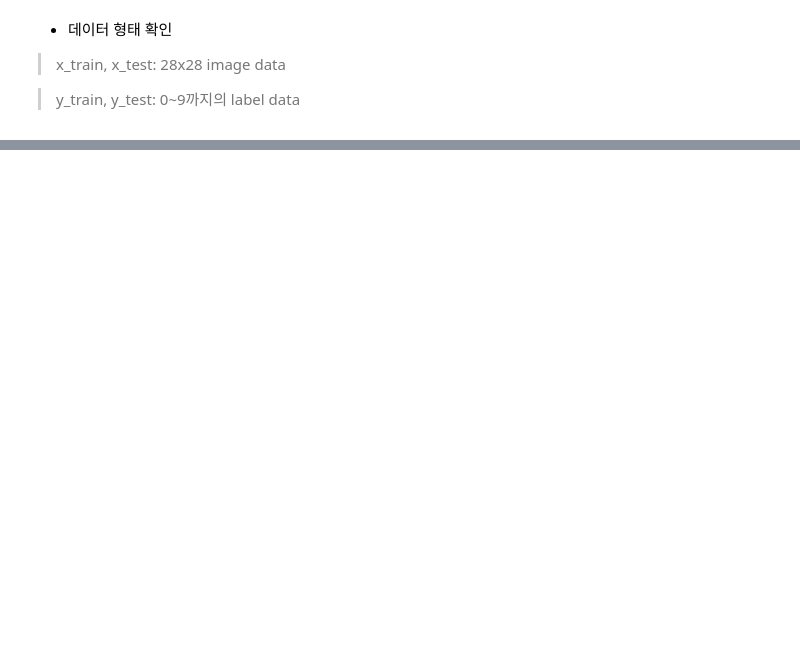
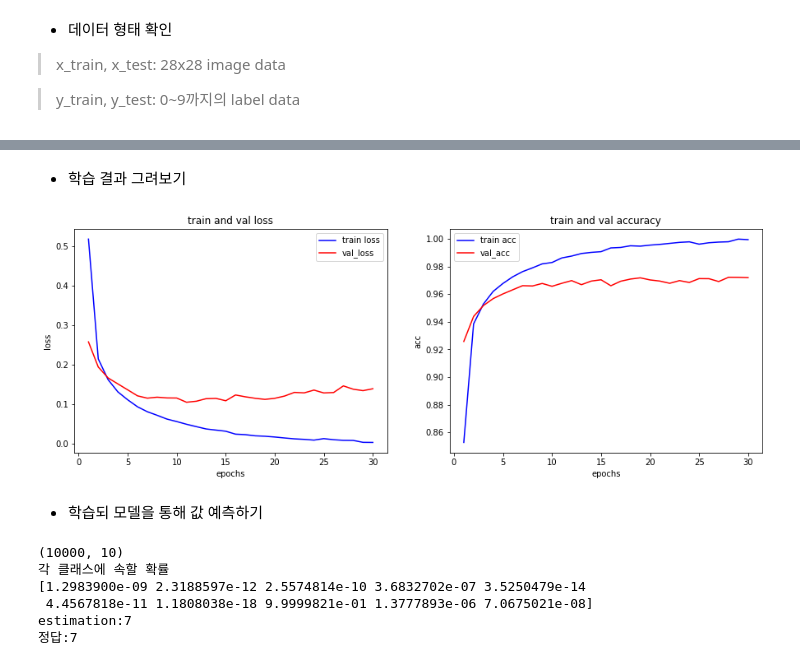
Before and after one commit to shyookml/fdl, a Jupyter notebook: mnist.ipynb, the cells around one changed output, grey strips where cells are left out. Cells and saved outputs as stored; diff of their text form; code cells hidden in the pictures; blank space fills up the shorter version.

```diff
--- a/mnist.ipynb
+++ b/mnist.ipynb
@@ -46,0 +58,6 @@ for idx in random_idx:
+# %%
+from sklearn.model_selection import train_test_split
+
+x_train,x_val,y_train,y_val=train_test_split(x_train_org,y_train_org,test_size=0.3,random_state=777)
+print(f"훈련데이터 {x_train.shape} 레이블 {y_train.shape}")
+print(f"검증데이터 {x_val.shape} 레이블 {y_val.shape}")
@@ -46,0 +112,9 @@ for idx in random_idx:
+# %%
+from tensorflow.keras.models import Sequential
+from tensorflow.keras.layers import Dense
+
+model=Sequential()
+
+model.add(Dense(64,activation='relu', input_shape=(784,)))
+model.add(Dense(32,activation='relu'))
+model.add(Dense(10,activation='softmax'))
@@ -46,0 +126,2 @@ for idx in random_idx:
+# %%
+model.compile(optimizer='adam',loss='categorical_crossentropy',metrics=['acc'])
@@ -46,0 +132,2 @@ for idx in random_idx:
+# %%
+history=model.fit(x_train,y_train_categ,epochs=30,batch_size=128,validation_data=(x_val,y_val_categ))
@@ -46,0 +161,50 @@ for idx in random_idx:
+# %% [markdown]
+* 학습 결과 그려보기
+# %%
+import matplotlib.pyplot as plt
+
+his_dict=history.history
+loss=his_dict['loss']
+val_loss=his_dict['val_loss']
+
+epochs=range(1,len(loss)+1)
+fig=plt.figure(figsize=(15,5))
+ax1=fig.add_subplot(1,2,1)
+ax1.plot(epochs,loss,color='b',label='train loss')
+ax1.plot(epochs,val_loss,color='r',label='val_loss')
+ax1.set_title('train and val loss')
+ax1.set_xlabel('epochs')
+ax1.set_ylabel('loss')
+ax1.legend()
+
+
+acc=his_dict['acc']
+val_acc=his_dict['val_acc']
+ax2=fig.add_subplot(1,2,2)
+ax2.plot(epochs,acc,color='b',label='train acc')
+ax2.plot(epochs,val_acc,color='r',label='val_acc')
+ax2.set_title('train and val accuracy')
+ax2.set_xlabel('epochs')
+ax2.set_ylabel('acc')
+ax2.legend()
+plt.show()
+# %% [output]
+[figure, added]
+# %% [markdown]
+* 학습되 모델을 통해 값 예측하기
+# %%
+import numpy as np
+
+results=model.predict(x_test)
+print(results.shape)
+np.set_printoptions(precision=7)
+print(f'각 클래스에 속할 확률\n{results[0]}')
+print(f"estimation:{np.argmax(results[0])}")
+print(f"정답:{y_test[0]}")
+# %% [output]
+(10000, 10)
+각 클래스에 속할 확률
+[1.2983900e-09 2.3188597e-12 2.5574814e-10 3.6832702e-07 3.5250479e-14
+ 4.4567818e-11 1.1808038e-18 9.9999821e-01 1.3777893e-06 7.0675021e-08]
+estimation:7
+정답:7
```
Also changed, not shown: parts of 14 cells of this notebook.
